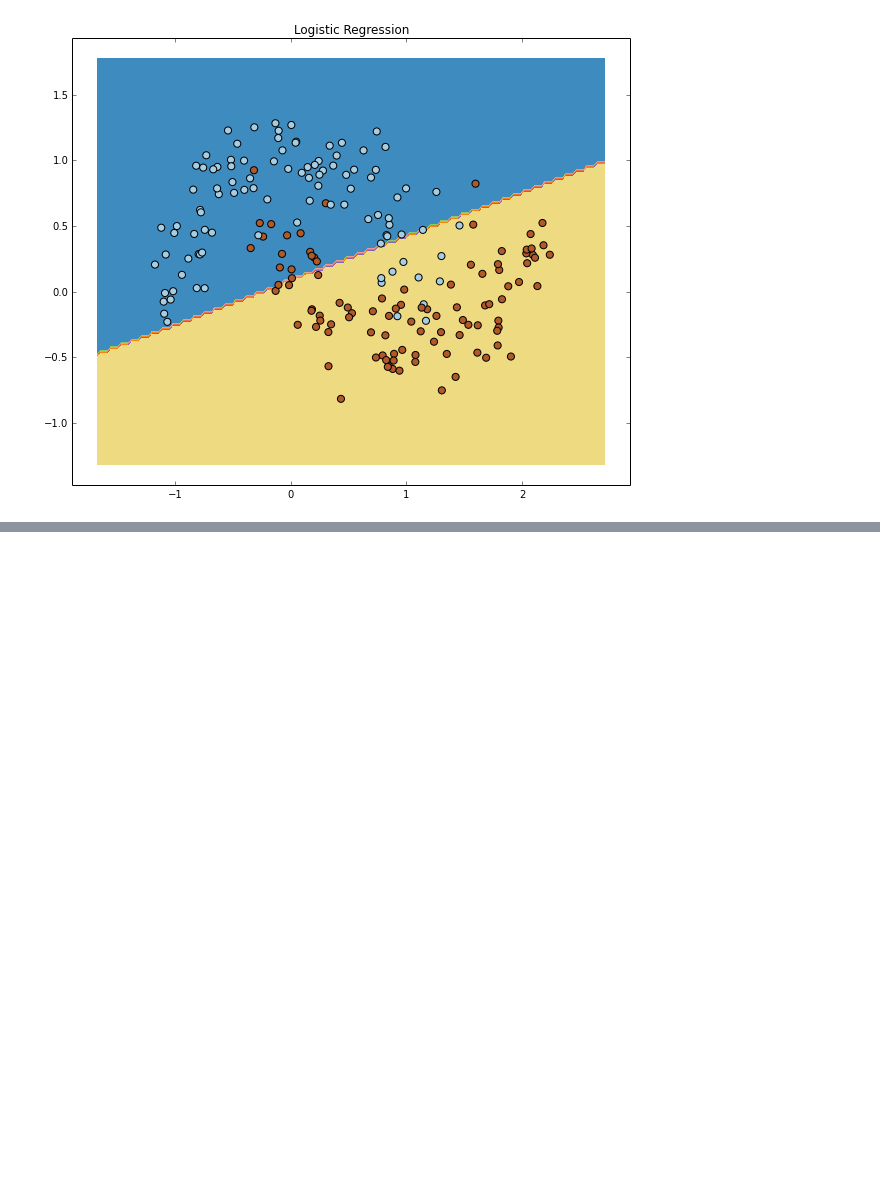
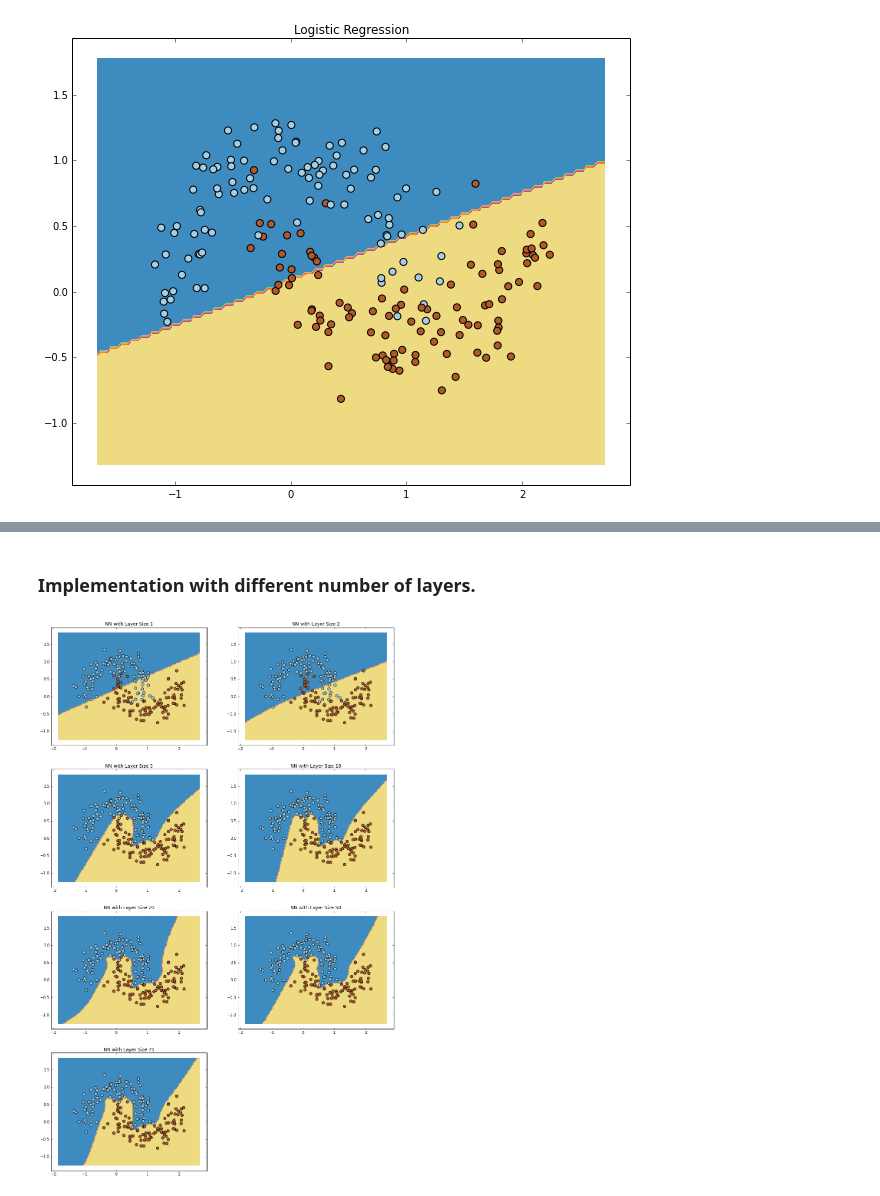
Before and after one commit to masta-g3/summer_networks, a Jupyter notebook: neural_networks.ipynb, the cells around one changed output, grey strips where cells are left out. Cells and saved outputs as stored; diff of their text form; code cells hidden in the pictures; blank space fills up the shorter version.

```diff
--- a/neural_networks.ipynb
+++ b/neural_networks.ipynb
@@ -68,0 +183,15 @@ Where $N$ are the total of observations and $C$ the different classes.
+# %% [markdown]
+### Implementation with different number of layers.
+# %%
+plt.figure(figsize=(16,32))
+hidden_layer_dims = [1, 2, 5, 10, 20, 50, 75]
+
+for i, nn_hdim in enumerate(hidden_layer_dims):
+    plt.subplot(5,2,i+1)
+    plt.title("NN with Layer Size %d" % nn_hdim)
+    model = build_model(nn_hdim)
+    plot_decision_boundary(lambda x: predict(model, x))
+
+plt.show()
+# %% [output]
+[figure, added]
```
Also changed, not shown: parts of 9 cells of this notebook.
